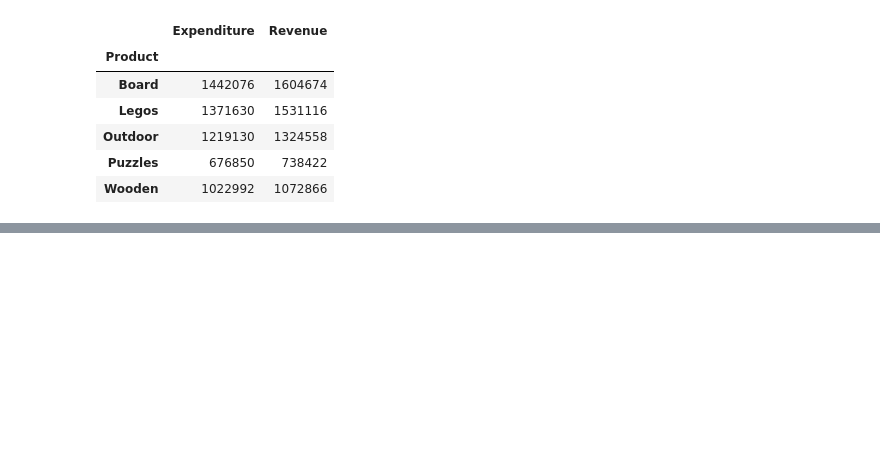
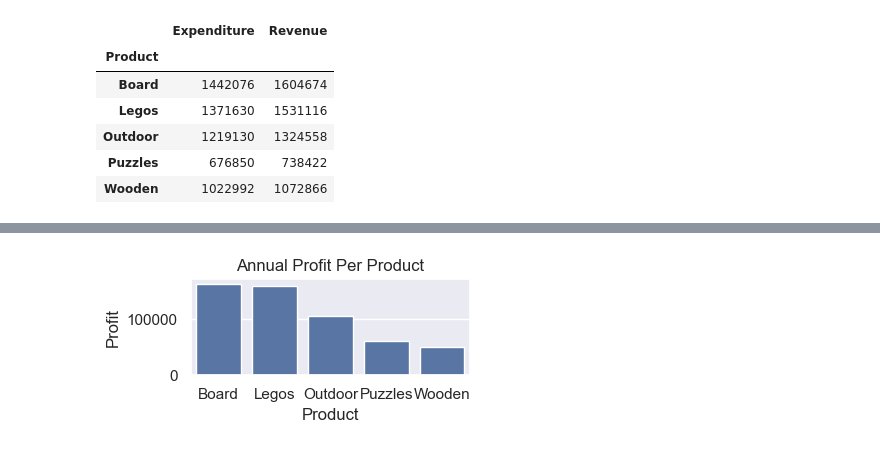
Before and after one commit to asarfraaz/Advanced_Python_Jun2k24, a Jupyter notebook: Sales/Pandas_Generate_Report.ipynb, the cells around one changed output, grey strips where cells are left out. Saved outputs shown, nothing was run; the diff lists cells and outputs as text; code cells hidden in the pictures; blank space fills up the shorter version.

Commit message:
Generate Profit graph

```diff
--- a/Sales/Pandas_Generate_Report.ipynb
+++ b/Sales/Pandas_Generate_Report.ipynb
@@ -114,0 +213,3 @@ df_pvt
+# %%
+df_pvt.loc[:, 'Profit'] = df_pvt.Revenue - df_pvt.Expenditure
+df_pvt
@@ -114,0 +224,18 @@ df_pvt
+# %%
+fig, ax = plt.subplots(figsize=(4, 2))
+
+sns.barplot(
+    data = (df_pvt
+           # .reset_index()
+           # .sort_values('Revenue')
+           ),
+    x = "Product",
+    y = "Profit",
+    ax = ax
+);
+
+plt.title("Annual Profit Per Product");
+plt.tight_layout()
+plt.savefig('annual_report.png')
+# %% [output]
+[figure, added]
```
Also changed, not shown: parts of 16 cells of this notebook, 1 other file.
